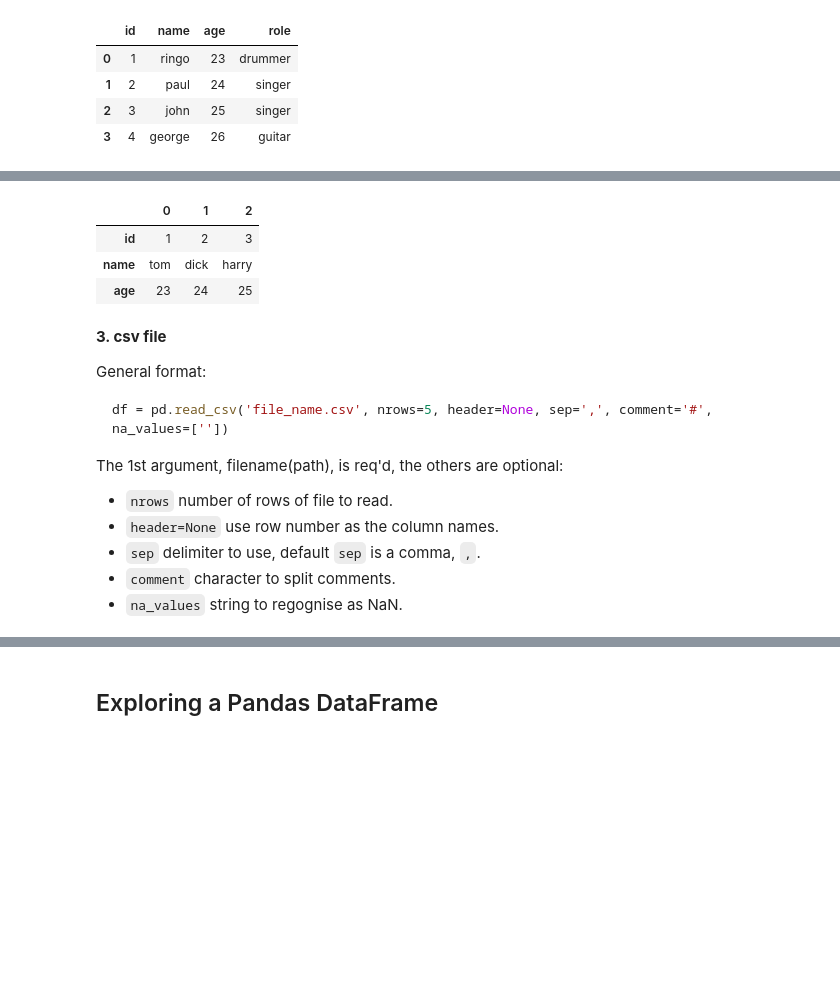
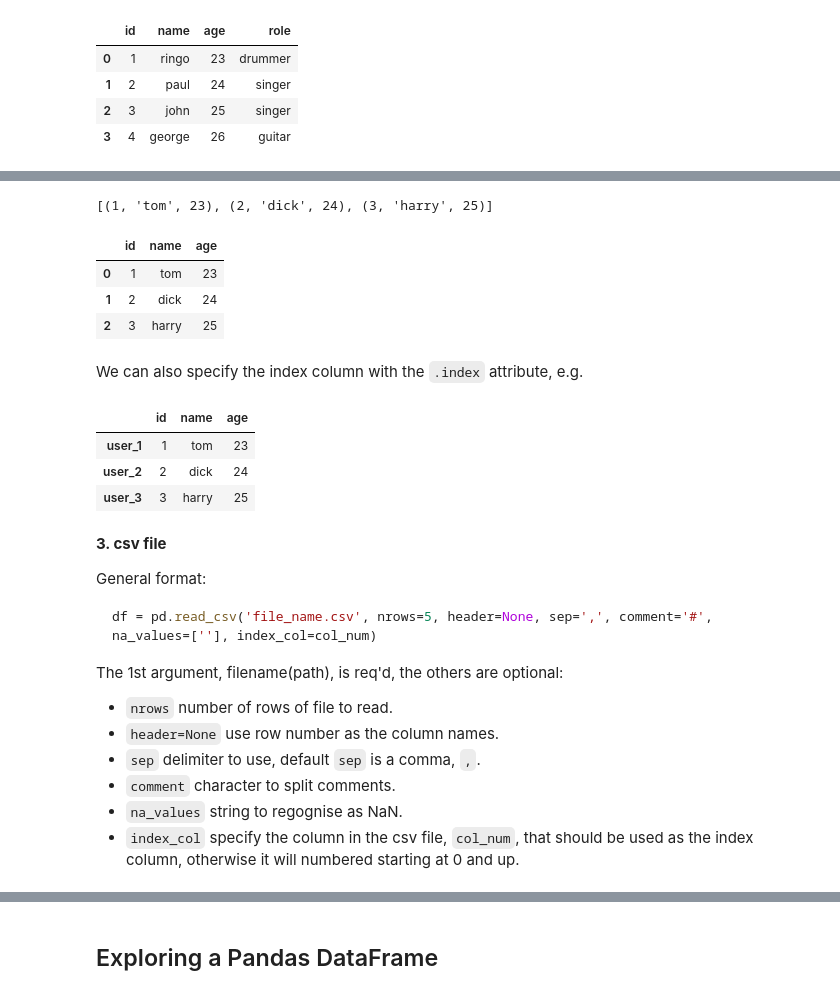
Before and after one commit to TheBoyMoe/DataScience-Repo, a Jupyter notebook: CodeAcademy-Data-Science/05-Pandas/05-pandas-review.ipynb, the cells around one changed output, grey strips where cells are left out. Cells and saved outputs as stored; diff of their text form; code cells hidden in the pictures; blank space fills up the shorter version.

````diff
--- a/CodeAcademy-Data-Science/05-Pandas/05-pandas-review.ipynb
+++ b/CodeAcademy-Data-Science/05-Pandas/05-pandas-review.ipynb
@@ -27,20 +31,33 @@ df_beatles
 # %%
 lst = [[1,2,3], ['tom', 'dick', 'harry'], [23,24,25]]
+lsts = list(zip(lst[0], lst[1], lst[2])) # additional step to create  tupple of each user
+print(lsts)
 cols = ['id', 'name', 'age']
-df_lst = pd.DataFrame(lst, cols)
+df_lst = pd.DataFrame(lsts, columns=cols)
 df_lst
 # %% [output]
+[(1, 'tom', 23), (2, 'dick', 24), (3, 'harry', 25)]
-|  | 0 | 1 | 2 |
-| id | 1 | 2 | 3 |
-| name | tom | dick | harry |
-| age | 23 | 24 | 25 |
+|  | id | name | age |
+| 0 | 1 | tom | 23 |
+| 1 | 2 | dick | 24 |
+| 2 | 3 | harry | 25 |
+# %% [markdown]
+We can also specify the index column with the `.index` attribute, e.g.
+# %%
+df_lst.index = ['user_1', 'user_2', 'user_3']
+df_lst
+# %% [output]
+|  | id | name | age |
+| user_1 | 1 | tom | 23 |
+| user_2 | 2 | dick | 24 |
+| user_3 | 3 | harry | 25 |
 # %% [markdown]
 **3. csv file**
 
 General format:
 
 ```py
-df = pd.read_csv('file_name.csv', nrows=5, header=None, sep=',', comment='#', na_values=[''])
+df = pd.read_csv('file_name.csv', nrows=5, header=None, sep=',', comment='#', na_values=[''], index_col=col_num)
 ```
 The 1st argument, filename(path), is req'd, the others are optional:
 
@@ -49,4 +66,5 @@ The 1st argument, filename(path), is req'd, the others are optional:
 - `sep` delimiter to use, default `sep` is a comma, `,`.
 - `comment` character to split comments.
 - `na_values` string to regognise as NaN.
+- `index_col` specify the column in the csv file, `col_num`, that should be used as the index column, otherwise it will numbered starting at 0 and up.
 # %%
````
Also changed, not shown: parts of 40 cells of this notebook, 2 other files.
